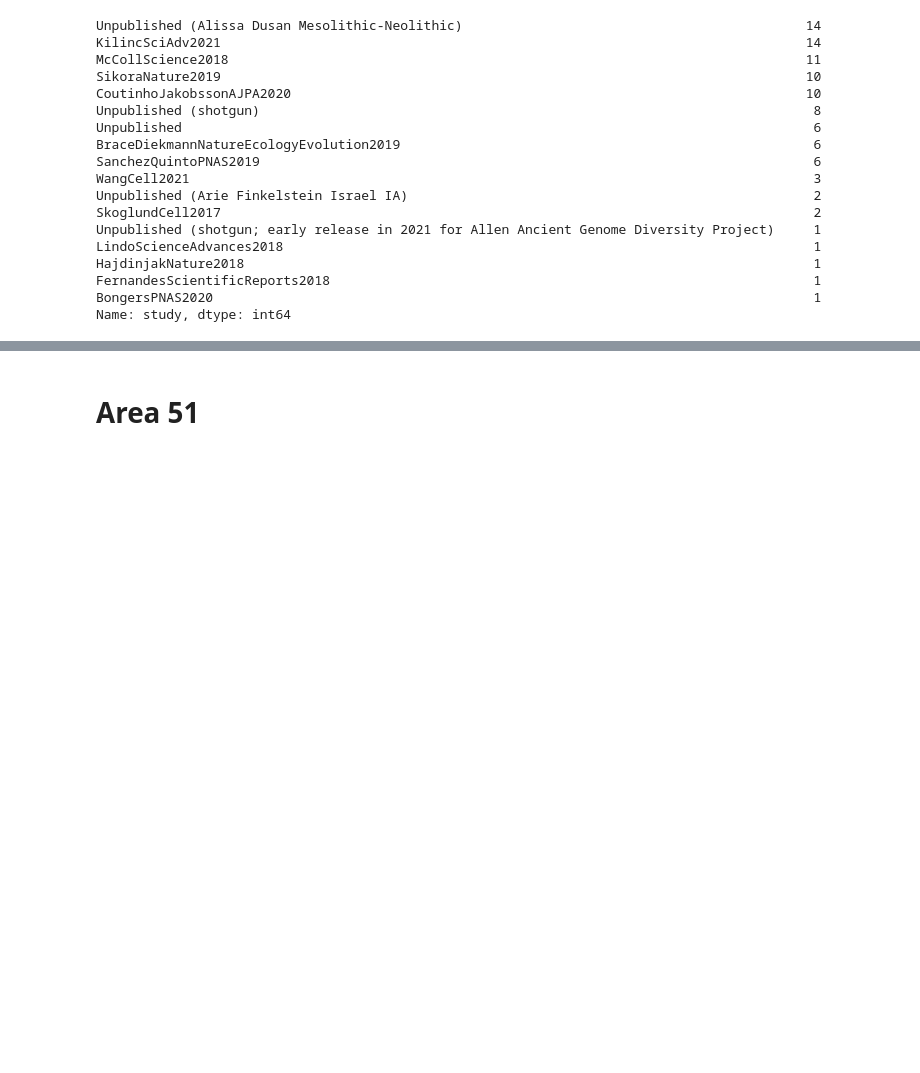
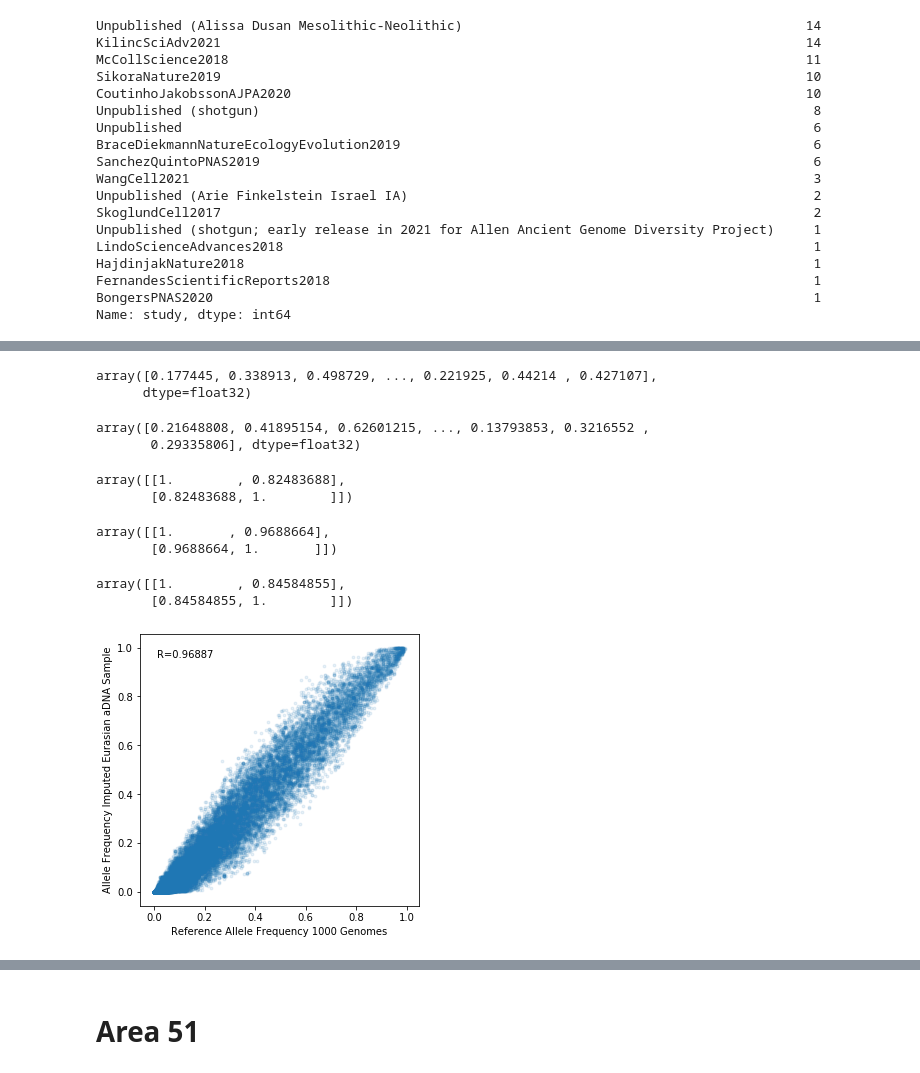
Before and after one commit to hringbauer/ancIBD, a Jupyter notebook: notebook/process_data/imputation_QC.ipynb, the cells around one changed output, grey strips where cells are left out. Drawn from its saved outputs; the diff is of its cells as text; code cells hidden in the pictures; blank space fills up the shorter version.

```diff
--- a/notebook/process_data/imputation_QC.ipynb
+++ b/notebook/process_data/imputation_QC.ipynb
@@ -290,0 +239,11 @@ df_wgs[df_wgs["study"]=="Unpublished (Alissa Dusan Mesolithic-Neolithic)"]
+# %%
+%%time
+# 7s for 1000 indivdiuals.
+# 2min52s for 33967 indivdiuals
+with h5py.File(f"{folder_in}{ch}.h5", "r") as f: # Load for Sanity Check. See below!
+    print(list(f))
+    print(list(f["calldata"]))
+    print(list(f["variants"]))
+    af_all = f["variants/AF_ALL"][:]
+    af= f["variants/AF"][:,0]
+    raf= f["variants/RAF"][:,0]
@@ -290,0 +265,39 @@ df_wgs[df_wgs["study"]=="Unpublished (Alissa Dusan Mesolithic-Neolithic)"]
+# %%
+af
+# %% [output]
+array([0.177445, 0.338913, 0.498729, ..., 0.221925, 0.44214 , 0.427107],
+      dtype=float32)
+# %%
+af_all
+# %% [output]
+array([0.21648808, 0.41895154, 0.62601215, ..., 0.13793853, 0.3216552 ,
+       0.29335806], dtype=float32)
+# %%
+# Return Pearson product-moment correlation coefficients.
+np.corrcoef(af, raf)
+# %% [output]
+array([[1.        , 0.82483688],
+       [0.82483688, 1.        ]])
+# %%
+np.corrcoef(af_all, raf)
+# %% [output]
+array([[1.       , 0.9688664],
+       [0.9688664, 1.       ]])
+# %%
+np.corrcoef(af_all, af)
+# %% [output]
+array([[1.        , 0.84584855],
+       [0.84584855, 1.        ]])
+# %%
+plt.figure(figsize=(5,5))
+ax = plt.gca()
+ax.scatter(raf, af_all, alpha=0.1, s=8)
+ax.set_xlabel("Reference Allele Frequency 1000 Genomes")
+ax.set_ylabel("Allele Frequency Imputed Eurasian aDNA Sample")
+
+c = np.corrcoef(raf, af_all)[0,1]
+t = f"R={c:.5f}"
+ax.text(0.01,0.99,t, va="top", ha="left")
+plt.show()
+# %% [output]
+[figure, added]
```
Also changed, not shown: parts of 12 cells of this notebook, 4 other files.
